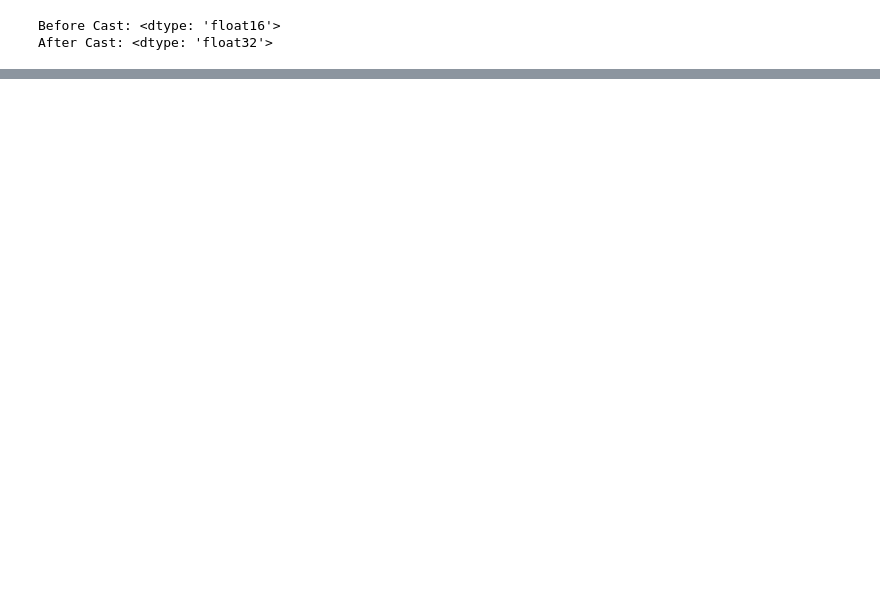
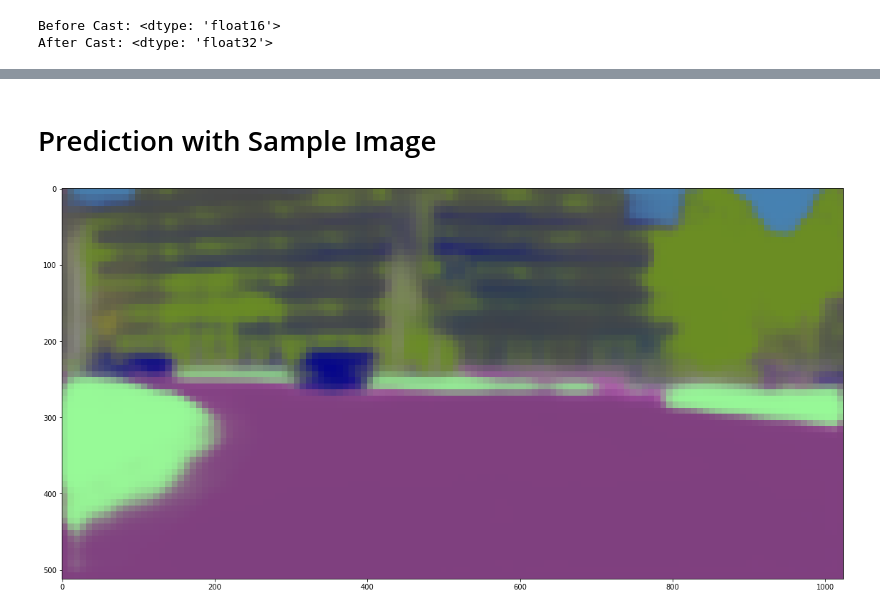
Before and after one commit to SkyWa7ch3r/ImageSegmentation, a Jupyter notebook: cityscapes_import.ipynb, the cells around one changed output, grey strips where cells are left out. Cells and saved outputs as stored; diff of their text form; code cells hidden in the pictures; blank space fills up the shorter version.

```diff
--- a/cityscapes_import.ipynb
+++ b/cityscapes_import.ipynb
@@ -296,0 +194,8 @@ Found 500 images belonging to 1 classes.
+# %%
+#Validation Dataset
+val_ds = tf.data.Dataset.from_tensor_slices((val_images, val_labels))
+val_ds = val_ds.shuffle(len(val_images))
+val_ds = val_ds.map(partial(parse_function, training=False), num_parallel_calls=NUM_THREADS)
+val_ds = val_ds.batch(BATCH_SIZE)
+val_ds = val_ds.repeat(EPOCHS)
+val_ds = val_ds.prefetch(1)
@@ -374,0 +243,19 @@ predict_show.save("./qualitative_results/test.png")
+# %%
+callbacks=[
+    keras.callbacks.EarlyStopping(monitor='val_loss', patience=5, restore_best_weights=True),
+    keras.callbacks.CSVLogger('./logs/'+model+'/logs/log'+time+'.csv'),
+    keras.callbacks.TensorBoard(log_dir='./logs/'+model+'/tensorboard'),
+    keras.callbacks.ModelCheckpoint('./logs/'+model+'/checkpoints/weights.{epoch:02d}-{val_loss:.2f}'+time+'.hdf5', 'val_loss', mode='min', save_best_only=True)
+]
+# %%
+num_training = len(get_cityscapes_files(CITYSCAPES_ROOT, 'leftImg8bit', 'train', 'leftImg8bit'))
+num_validation = len(get_cityscapes_files(CITYSCAPES_ROOT, 'leftImg8bit', 'val', 'leftImg8bit'))
+history= fastscnn.fit(
+        train_ds,
+        epochs=1000,
+        steps_per_epoch=np.ceil(num_training/BATCH_SIZE),
+        validation_data=val_ds,
+        validation_steps=np.ceil(num_validation/BATCH_SIZE),
+        callbacks=callbacks,
+        verbose=1
+)
@@ -374,0 +335,22 @@ predict_show.save("./qualitative_results/test.png")
+# %% [markdown]
+# Prediction with Sample Image
+# %%
+%matplotlib inline
+image_file = '/home/skywatcher/datasets/data/cityscapes/leftImg8bit/train/aachen/aachen_000000_000019_leftImg8bit.png'
+
+#Get the byte string
+image_string = tf.io.read_file(image_file)
+#Turn the byte string into a tensor
+image_test = tf.image.decode_png(image_string, channels=3)
+image_test = tf.image.resize(image_test,TARGET_SIZE,method='nearest')
+
+image_test = tf.image.convert_image_dtype(image_test, tf.float32)
+fastscnn.load_weights('./logs/fastscnn/checkpoints/weights.09-0.5008-01-2020-11-10-09.hdf5')
+prediction = fastscnn.predict(tf.reshape(image_test,shape=(1,512,1024,3)))
+prediction = tf.reshape(prediction,(512,1024,19))
+predict_img = np.matmul(prediction,CITYSCAPES_COLORS)
+plt.rcParams['figure.figsize'] = [20, 10]
+plt.imshow(tf.cast(predict_img,tf.int32))
+plt.show()
+# %% [output]
+[figure, added]
```
Also changed, not shown: parts of 31 cells of this notebook, 8 other files.
